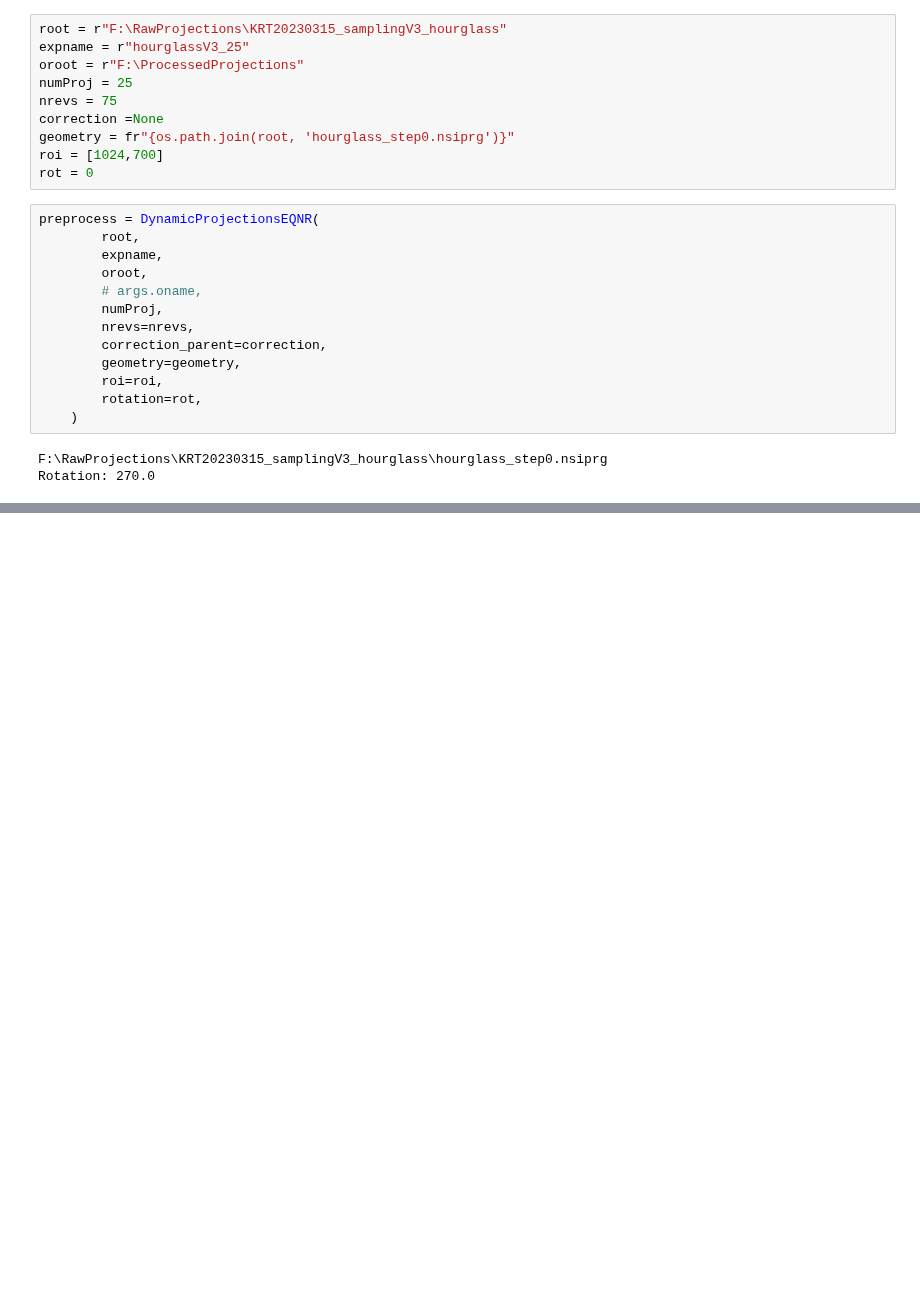
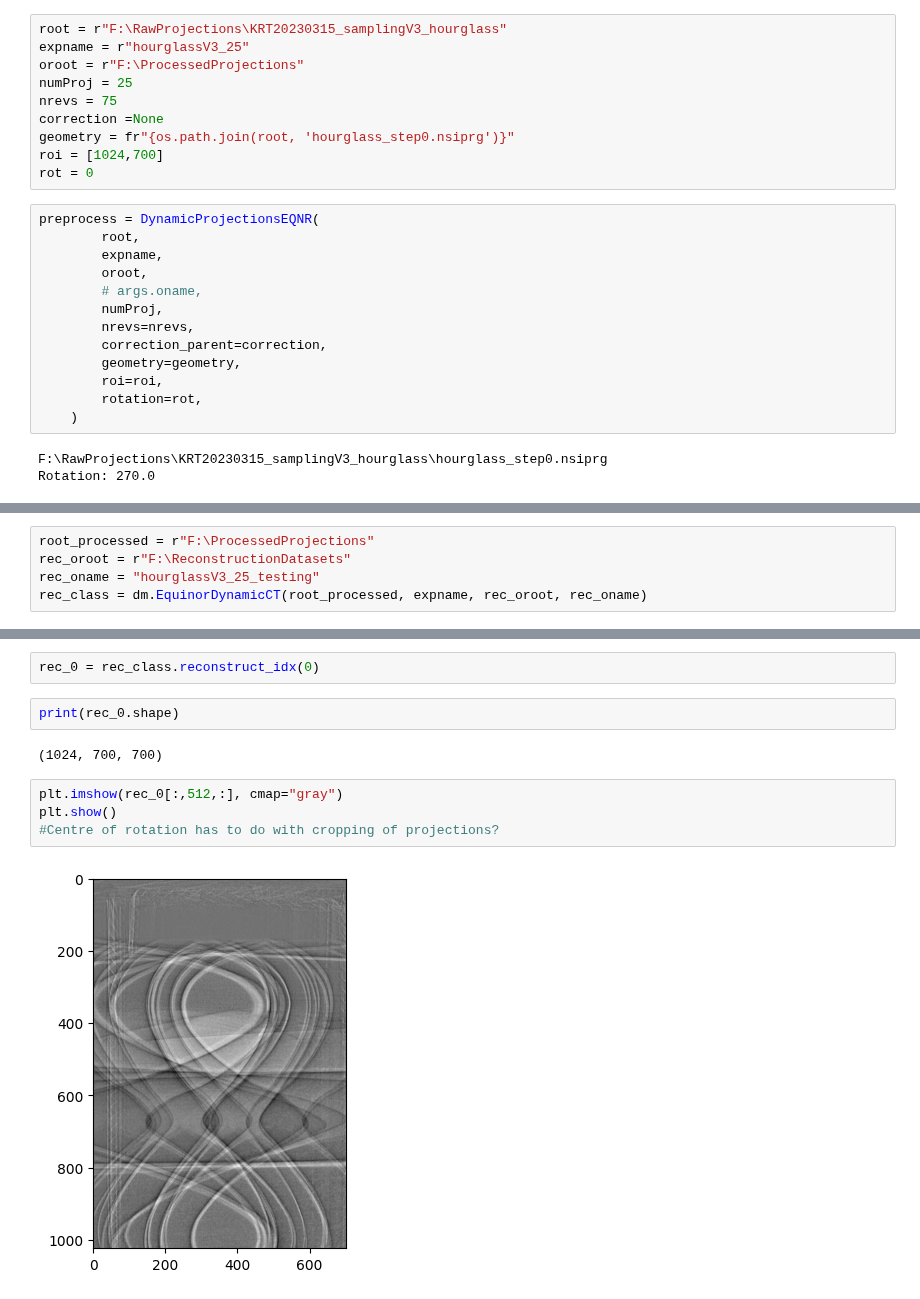
Before and after one commit to RubenDragland/4D_CT, a Jupyter notebook: CT/process_n_reconstruct.ipynb, the cells around one changed output, grey strips where cells are left out. Saved outputs shown, nothing was run; the diff lists cells and outputs as text; blank space fills up the shorter version.

```diff
--- a/CT/process_n_reconstruct.ipynb
+++ b/CT/process_n_reconstruct.ipynb
@@ -35,0 +52,5 @@ print(cor)
+# %%
+root_processed = r"F:\ProcessedProjections"
+rec_oroot = r"F:\ReconstructionDatasets"
+rec_oname = "hourglassV3_25_testing"
+rec_class = dm.EquinorDynamicCT(root_processed, expname, rec_oroot, rec_oname)
@@ -35,0 +77,12 @@ print(cor)
+# %%
+rec_0 = rec_class.reconstruct_idx(0)
+# %%
+print(rec_0.shape)
+# %% [output]
+(1024, 700, 700)
+# %%
+plt.imshow(rec_0[:,512,:], cmap="gray")
+plt.show()
+#Centre of rotation has to do with cropping of projections?
+# %% [output]
+[figure, added]
```
Also changed, not shown: parts of 5 cells of this notebook, 4 other files.
